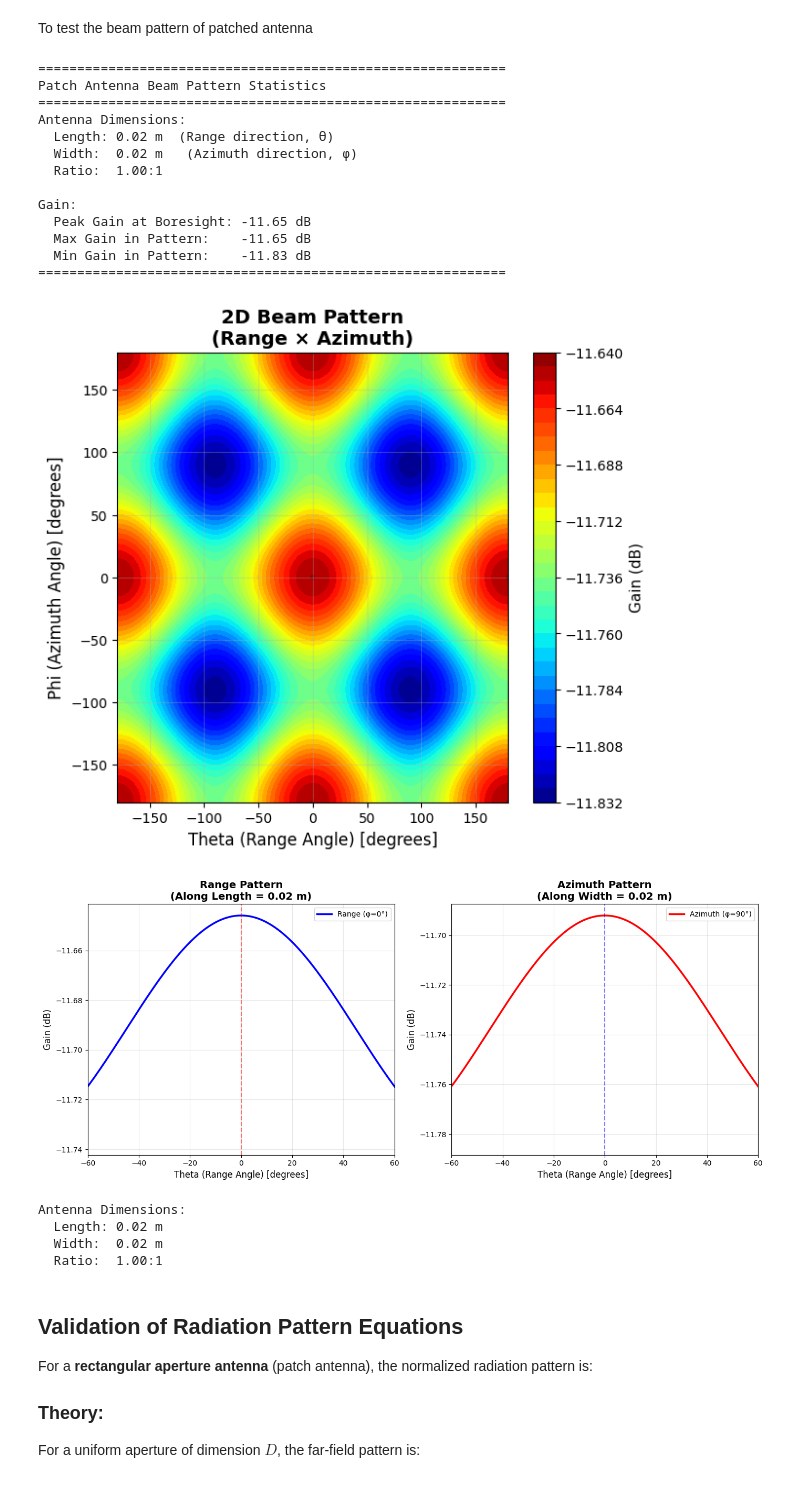
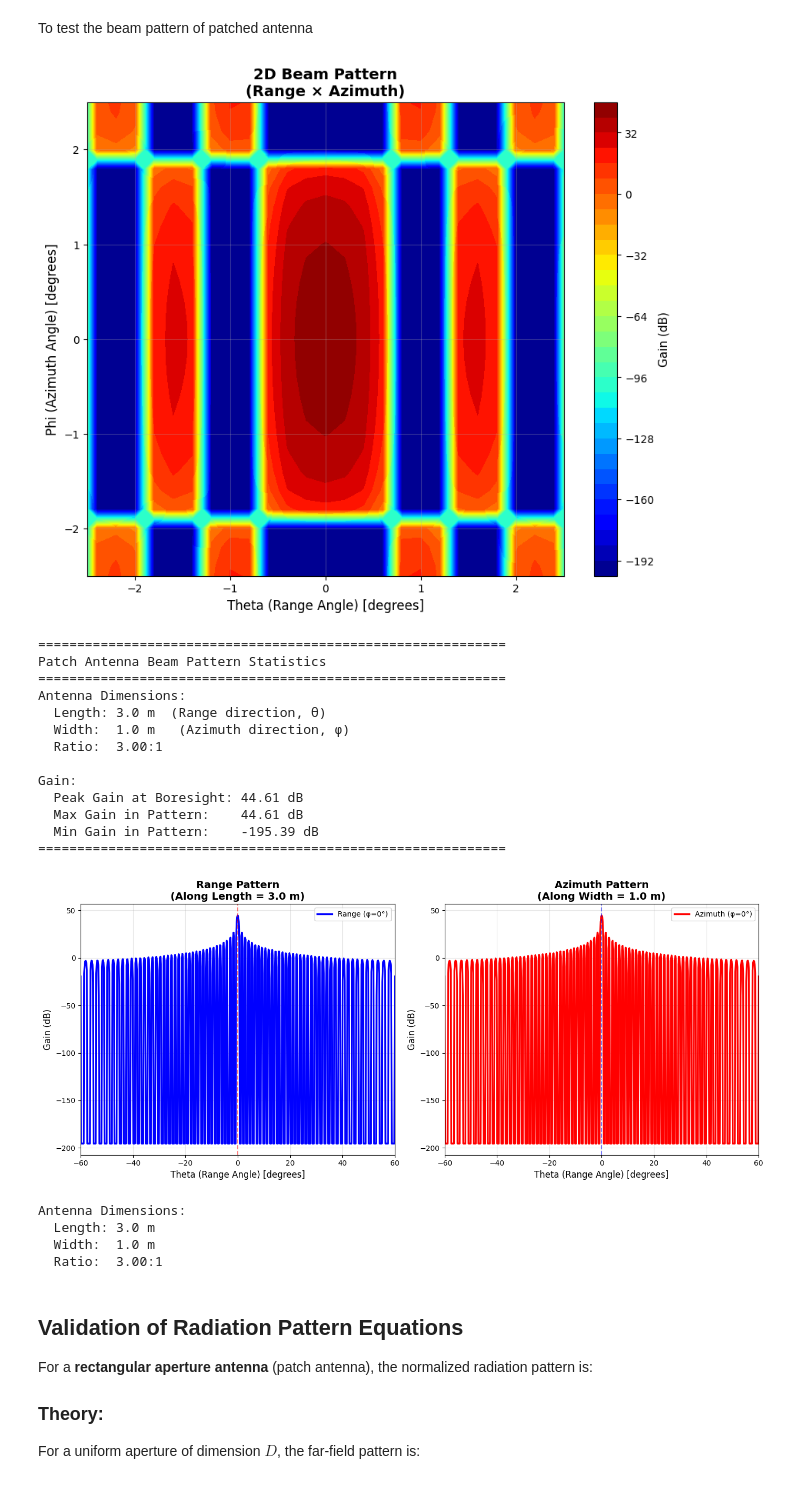
Before and after one commit to kwokkeith/SAR_Payload_Configuration, a Jupyter notebook: patchedAntenna.ipynb, the cells around one changed output. Saved outputs shown, nothing was run; the diff lists cells and outputs as text; code cells hidden in the pictures.

```diff
--- a/patchedAntenna.ipynb
+++ b/patchedAntenna.ipynb
@@ -14,14 +14,14 @@ from mission_configurator import MissionConfigurator
 # %%
 # Create a patch antenna and signal
 patch_antenna = PatchAntenna(
-    length=0.02,
-    width=0.02,
-    tx_power_w=3200.0,
+    length=3.0,
+    width=1.0,
+    tx_power_w=3500.0,
     antenna_efficiency=0.85,
 )
 
 signal = PatchAntennaSignal(
-    centre_frequency_hz=1.2e9,
+    centre_frequency_hz=9e9,
     bandwidth_hz=1.2e9,
     prf_hz=4000.0,
     broadening_factor_azimuth=1.2,
@@ -34,32 +34,29 @@ signal = PatchAntennaSignal(
 )
 
 # Create theta and phi grids
-theta_deg = np.linspace(-180, 180, 361*2)
-phi_deg = np.linspace(-180, 180, 361*2)
+theta_deg = np.linspace(-180, 180, 361*5)
+phi_deg = np.linspace(-180, 180, 361*5)
 theta_rad = np.deg2rad(theta_deg)
 phi_rad = np.deg2rad(phi_deg)
 
 # Create 2D meshgrid
-Phi_rad, Theta_rad = np.meshgrid(theta_rad, phi_rad)
+Theta_rad, Phi_rad = np.meshgrid(theta_rad, phi_rad)
 
-# Calculate gain pattern for each angle combination
-gain_pattern = np.zeros_like(Theta_rad)
-for i in range(Theta_rad.shape[0]):
-    for j in range(Theta_rad.shape[1]):
-        gain_pattern[i, j] = signal.gain_pattern_db(Theta_rad[i, j], Phi_rad[i, j])
+# Calculate gain pattern (vectorized)
+gain_pattern = signal.gain_pattern_db(Theta_rad, Phi_rad)
 
-# Create three subplots
-fig = plt.figure(figsize=(22, 6))
-
-# Plot 1: 2D beam pattern (phi vs theta)
-ax1 = plt.subplot(131)
-contour = ax1.contourf(theta_deg, phi_deg, gain_pattern, levels=30, cmap='jet')
-ax1.set_xlabel('Theta (Range Angle) [degrees]', fontsize=12)
-ax1.set_ylabel('Phi (Azimuth Angle) [degrees]', fontsize=12)
-ax1.set_title('2D Beam Pattern\n(Range × Azimuth)', fontsize=14, fontweight='bold')
-ax1.grid(True, alpha=0.3)
-cbar1 = fig.colorbar(contour, ax=ax1)
-cbar1.set_label('Gain (dB)', fontsize=11)
+# Plot 2D beam pattern (phi vs theta)
+plt.figure(figsize=(10, 8))
+contour = plt.contourf(theta_deg, phi_deg, gain_pattern, levels=30, cmap='jet')
+plt.xlim(-2.5, 2.5)
+plt.ylim(-2.5, 2.5)
+plt.xlabel('Theta (Range Angle) [degrees]', fontsize=12)
+plt.ylabel('Phi (Azimuth Angle) [degrees]', fontsize=12)
+plt.title('2D Beam Pattern\n(Range × Azimuth)', fontsize=14, fontweight='bold')
+plt.grid(True, alpha=0.3)
+cbar = plt.colorbar(contour)
+cbar.set_label('Gain (dB)', fontsize=11)
+plt.show()
 
 # Print statistics
 print(f"\n{'='*60}")
@@ -75,20 +72,20 @@ print(f"  Max Gain in Pattern:    {np.nanmax(gain_pattern):.2f} dB")
 print(f"  Min Gain in Pattern:    {np.nanmin(gain_pattern):.2f} dB")
 print(f"{'='*60}")
 # %% [output]
+[figure, new version]
 ============================================================
 Patch Antenna Beam Pattern Statistics
 ============================================================
 Antenna Dimensions:
-  Length: 0.02 m  (Range direction, θ)
-  Width:  0.02 m   (Azimuth direction, φ)
-  Ratio:  1.00:1
+  Length: 3.0 m  (Range direction, θ)
+  Width:  1.0 m   (Azimuth direction, φ)
+  Ratio:  3.00:1
 
 Gain:
-  Peak Gain at Boresight: -11.65 dB
-  Max Gain in Pattern:    -11.65 dB
-  Min Gain in Pattern:    -11.83 dB
+  Peak Gain at Boresight: 44.61 dB
+  Max Gain in Pattern:    44.61 dB
+  Min Gain in Pattern:    -195.39 dB
 ============================================================
-[figure, old version]
 # %%
 # Compare beam patterns along Length vs Width directions
 fig, axes = plt.subplots(1, 2, figsize=(14, 6))
@@ -99,43 +96,43 @@ theta_0_idx = len(theta_deg) // 2  # theta=0
 
 # Plot 1: Range pattern (along length, phi=0)
 ax1 = axes[0]
 gain_e_plane = gain_pattern[phi_0_idx, :]
 ax1.plot(theta_deg, gain_e_plane, 'b-', linewidth=2.5, label='Range (φ=0°)')
 ax1.set_xlabel('Theta (Range Angle) [degrees]', fontsize=12)
 ax1.set_ylabel('Gain (dB)', fontsize=12)
 ax1.set_title(f'Range Pattern\n(Along Length = {patch_antenna.length} m)', fontsize=14, fontweight='bold')
 ax1.grid(True, alpha=0.3)
 ax1.axvline(x=0, color='r', linestyle='--', alpha=0.5)
 ax1.legend()
 ax1.set_xlim([-60, 60])
 
-# Plot 2: Azimuth pattern (along width, phi=90)
+# Plot 2: Azimuth pattern (along width, phi=0)
 ax2 = axes[1]
-phi_90_idx = phi_0_idx + 90  # phi=90 degrees
-if phi_90_idx < len(phi_deg):
-    gain_h_plane = gain_pattern[phi_90_idx, :]
-    ax2.plot(theta_deg, gain_h_plane, 'r-', linewidth=2.5, label='Azimuth (φ=90°)')
+phi_0_idx = phi_0_idx  # phi=0 degrees
+if phi_0_idx < len(phi_deg):
+    gain_h_plane = gain_pattern[phi_0_idx, :]
+    ax2.plot(theta_deg, gain_h_plane, 'r-', linewidth=2.5, label='Azimuth (φ=0°)')
 ax2.set_xlabel('Theta (Range Angle) [degrees]', fontsize=12)
 ax2.set_ylabel('Gain (dB)', fontsize=12)
 ax2.set_title(f'Azimuth Pattern\n(Along Width = {patch_antenna.width} m)', fontsize=14, fontweight='bold')
 ax2.grid(True, alpha=0.3)
 ax2.axvline(x=0, color='b', linestyle='--', alpha=0.5)
 ax2.legend()
 ax2.set_xlim([-60, 60])
 
 plt.tight_layout()
 plt.show()
 
 print(f"\nAntenna Dimensions:")
 print(f"  Length: {patch_antenna.length} m")
 print(f"  Width:  {patch_antenna.width} m")
 print(f"  Ratio:  {patch_antenna.length/patch_antenna.width:.2f}:1")
 # %% [output]
-[figure, old version]
+[figure, new version]
 Antenna Dimensions:
-  Length: 0.02 m
-  Width:  0.02 m
-  Ratio:  1.00:1
+  Length: 3.0 m
+  Width:  1.0 m
+  Ratio:  3.00:1
 # %% [markdown]
 ## Validation of Radiation Pattern Equations
 
```
Also changed, not shown: parts of 9 cells of this notebook, 1 other file.
